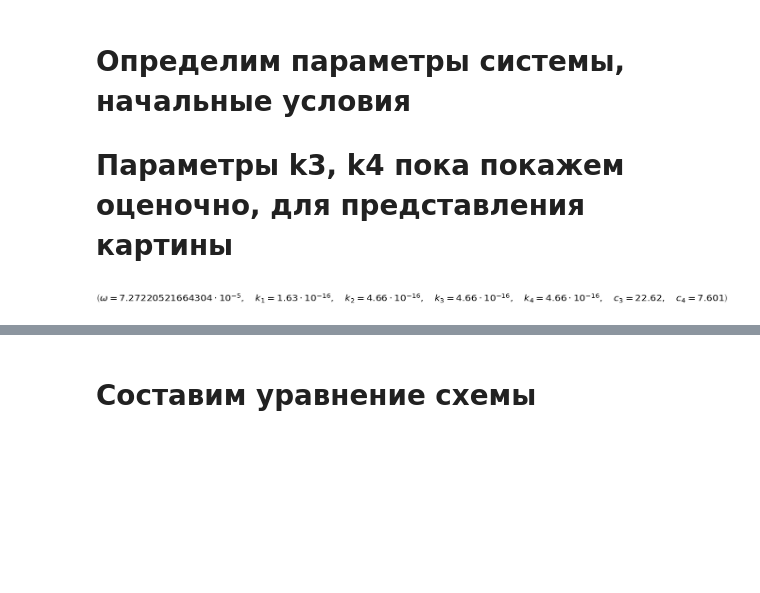
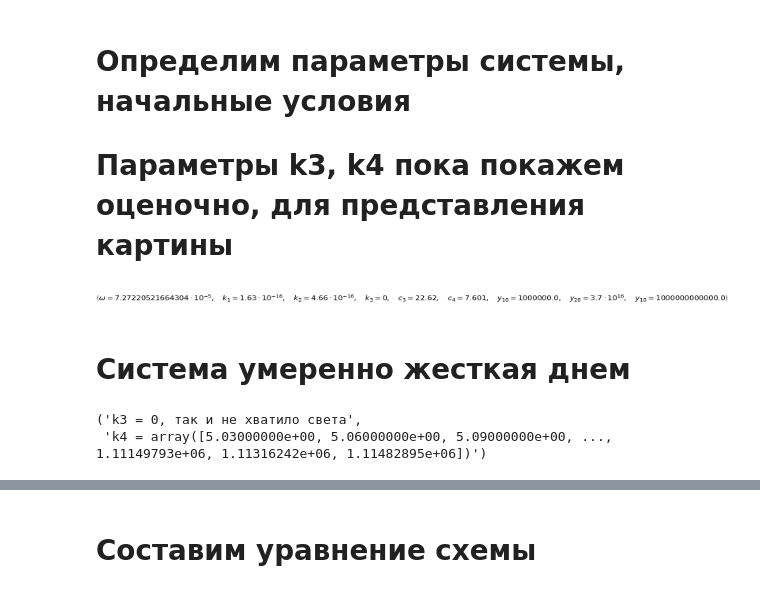
Before and after one commit to verwindle/calc_math_2_task, a Jupyter notebook: calc_math.ipynb, the cells around one changed output, grey strips where cells are left out. Cells and saved outputs as stored; diff of their text form; code cells hidden in the pictures; blank space fills up the shorter version.

```diff
--- a/calc_math.ipynb
+++ b/calc_math.ipynb
@@ -15,6 +15,7 @@ printing.init_printing(use_latex=True)
 y1 = sp.Symbol('y1')
 y2 = sp.Symbol('y2')
 y3 = sp.Symbol('y3')
+t = sp.Symbol('t')
 k1 = sp.Symbol('k1')
 k2 = sp.Symbol('k2')
 k3 = sp.Symbol('k3')
@@ -22,10 +23,12 @@ k4 = sp.Symbol('k4')
 omega = sp.Symbol('ω')
 c3 = sp.Symbol('c3')
 c4 = sp.Symbol('c4')
-t = sp.Symbol('t')  # Определяем переменные LaTex
+y1_0 = sp.Symbol('y1_0')
+y2_0 = sp.Symbol('y2_0')
+y3_0 = sp.Symbol('y3_0')  # определяем переменные LaTex
 dydt_1 = sp.Function('y1')(y1,y2,y3,t)
 dydt_2 = sp.Function('y2')(t)
-dydt_3 = sp.Function('y3')(y1,y2,y3,t)  # Определяем функции LaTex (уравнения системы)
+dydt_3 = sp.Function('y3')(y1,y2,y3,t)  # определяем функции LaTex (уравнения системы)
 dydt_1 = dydt_1.diff(t)
 dydt_2 = dydt_2.diff(t)
 dydt_3 = dydt_3.diff(t)  # вид dy/dt
@@ -46,19 +49,30 @@ display(sp.Eq(dydt_3, kineq(y1, y2, y3, k1, k2, k3, k4)[3]))
 # %% [markdown]
 # Определим параметры системы, начальные условия
 # Параметры k3, k4 пока покажем оценочно, для представления картины
+# %%
+sp.Eq(omega,np.pi/43200), \
+sp.Eq(k1,1.63e-16), \
+sp.Eq(k2,4.66e-16), \
+sp.Eq(k3, 0), \
+sp.Eq(c3,22.62), \
+sp.Eq(c4,7.601), \
+sp.Eq(y1_0,1e6), \
+sp.Eq(y2_0,3.7e16), \
+sp.Eq(y1_0,1e12)  # вид, показано до определения
+# %% [output]
+[figure, added]
+# %% [markdown]
+# Система умеренно жесткая днем
+# %%
+'k3 = 0, так и не хватило света',\
+'k4 = array([5.03000000e+00, 5.06000000e+00, 5.09000000e+00, ..., \
+        1.11149793e+06, 1.11316242e+06, 1.11482895e+06])'
+# %% [output]
+('k3 = 0, так и не хватило света',
+ 'k4 = array([5.03000000e+00, 5.06000000e+00, 5.09000000e+00, ...,         1.11149793e+06, 1.11316242e+06, 1.11482895e+06])')
 # %%
 omega = np.pi/43200  # частота колебаний, c-1
 k1, k2 = 1.63e-16, 4.66e-16  # константы скорости
 c3, c4 = 22.62, 7.601  # константы дневных колебаний функции exp(-c/sin(wt)), функция определяет зависимость \
 # k3 и k4 от времени
-# %%
-sp.Eq(omega,np.pi/43200), \
-sp.Eq(k1,1.63e-16), \
-sp.Eq(k2,4.66e-16), \
-sp.Eq(k3,4.66e-16), \
-sp.Eq(k4,4.66e-16), \
-sp.Eq(c3,22.62), \
-sp.Eq(c4,7.601)  # вид
-# %% [output]
-[figure, removed]
 # %%
```
Also changed, not shown: parts of 42 cells of this notebook.
